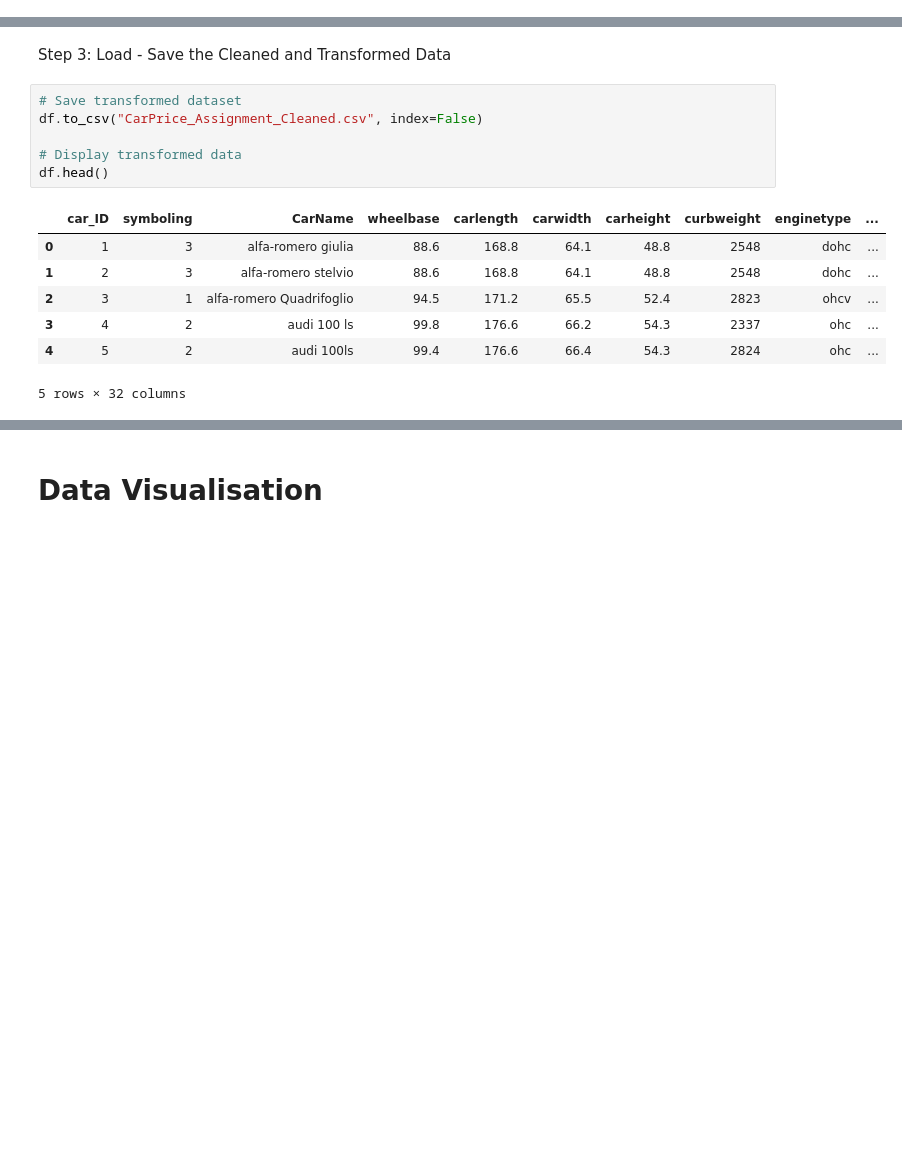
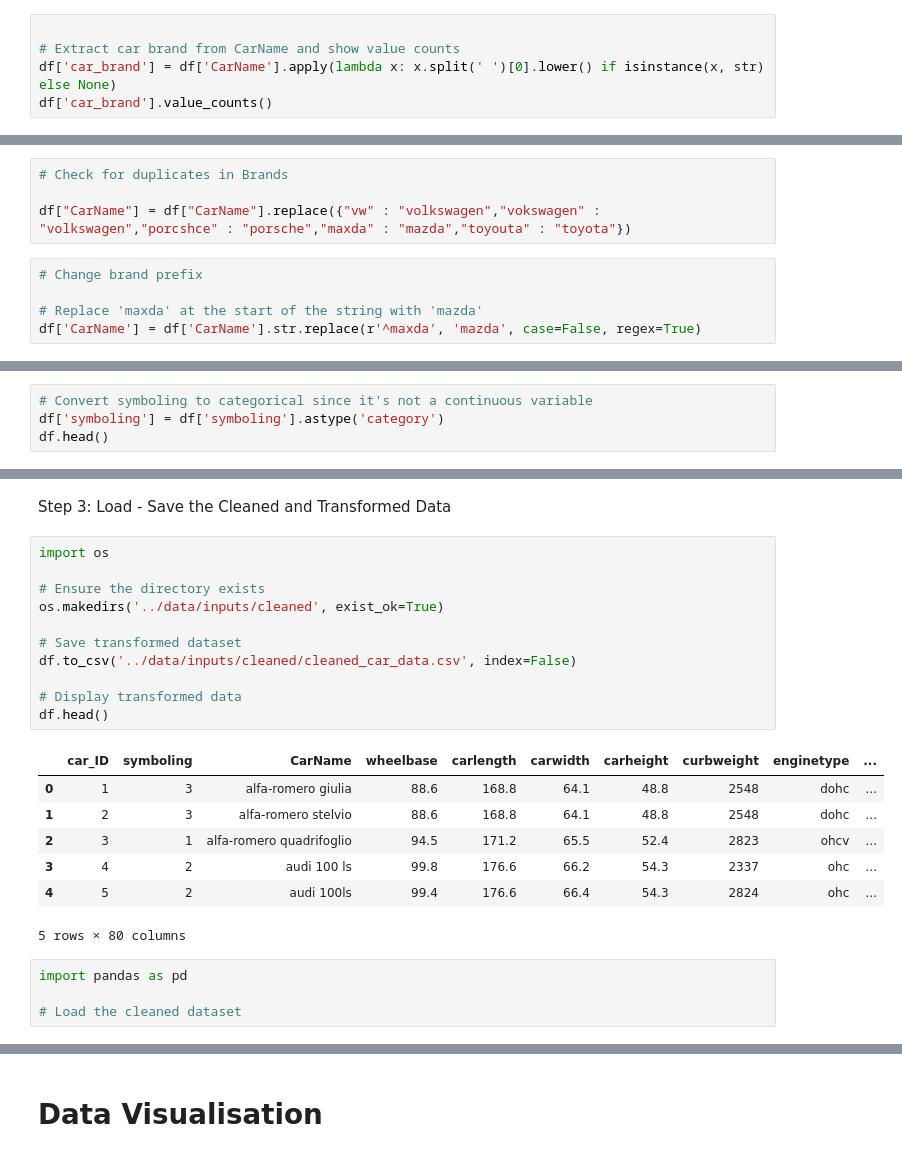
Before and after one commit to Betram-91/Hackathon-Car-Price-Analysis, a Jupyter notebook: jupyter_notebooks/Notebook_Template.ipynb, the cells around one changed output, grey strips where cells are left out. Drawn from its saved outputs; the diff is of its cells as text; blank space fills up the shorter version.

```diff
--- a/jupyter_notebooks/Notebook_Template.ipynb
+++ b/jupyter_notebooks/Notebook_Template.ipynb
@@ -125,0 +175,5 @@ df = pd.get_dummies(df, columns=['fueltype', 'aspiration', 'doornumber', 'carbod
+# %%
+
+# Extract car brand from CarName and show value counts
+df['car_brand'] = df['CarName'].apply(lambda x: x.split(' ')[0].lower() if isinstance(x, str) else None)
+df['car_brand'].value_counts()
@@ -126,2 +198,11 @@ df = pd.get_dummies(df, columns=['fueltype', 'aspiration', 'doornumber', 'carbod
+# %%
+# Check for duplicates in Brands
+
+df["CarName"] = df["CarName"].replace({"vw" : "volkswagen","vokswagen" : "volkswagen","porcshce" : "porsche","maxda" : "mazda","toyouta" : "toyota"})
+# %%
+# Change brand prefix
+
+# Replace 'maxda' at the start of the string with 'mazda'
+df['CarName'] = df['CarName'].str.replace(r'^maxda', 'mazda', case=False, regex=True)
 # %% [markdown]
 ---
@@ -127,0 +239,4 @@ df = pd.get_dummies(df, columns=['fueltype', 'aspiration', 'doornumber', 'carbod
+# %%
+# Convert symboling to categorical since it's not a continuous variable
+df['symboling'] = df['symboling'].astype('category')
+df.head()
@@ -141,16 +328,25 @@ df['price_to_weight'] = df['price'] / df['curbweight']
 # %% [markdown]
 Step 3: Load - Save the Cleaned and Transformed Data
 # %%
+import os
+
+# Ensure the directory exists
+os.makedirs('../data/inputs/cleaned', exist_ok=True)
+
 # Save transformed dataset
-df.to_csv("CarPrice_Assignment_Cleaned.csv", index=False)
+df.to_csv('../data/inputs/cleaned/cleaned_car_data.csv', index=False)
 
 # Display transformed data
 df.head()
 # %% [output]
 |  | car_ID | symboling | CarName | wheelbase | carlength | carwidth | carheight | curbweight | enginetype | ... |
 | 0 | 1 | 3 | alfa-romero giulia | 88.6 | 168.8 | 64.1 | 48.8 | 2548 | dohc | ... |
 | 1 | 2 | 3 | alfa-romero stelvio | 88.6 | 168.8 | 64.1 | 48.8 | 2548 | dohc | ... |
-| 2 | 3 | 1 | alfa-romero Quadrifoglio | 94.5 | 171.2 | 65.5 | 52.4 | 2823 | ohcv | ... |
+| 2 | 3 | 1 | alfa-romero quadrifoglio | 94.5 | 171.2 | 65.5 | 52.4 | 2823 | ohcv | ... |
 | 3 | 4 | 2 | audi 100 ls | 99.8 | 176.6 | 66.2 | 54.3 | 2337 | ohc | ... |
 | 4 | 5 | 2 | audi 100ls | 99.4 | 176.6 | 66.4 | 54.3 | 2824 | ohc | ... |
-5 rows × 32 columns
+5 rows × 80 columns
+# %%
+import pandas as pd
+
+# Load the cleaned dataset
```
Also changed, not shown: parts of 43 cells of this notebook, 1 other file.
